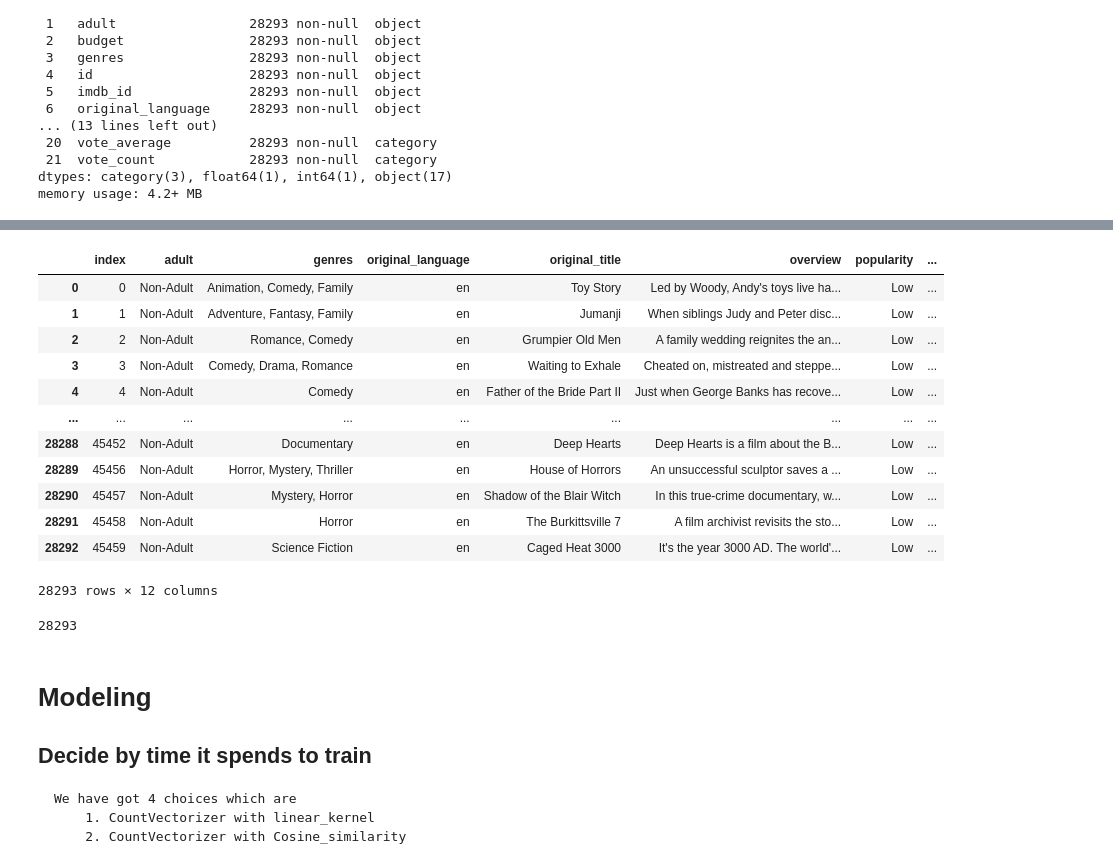
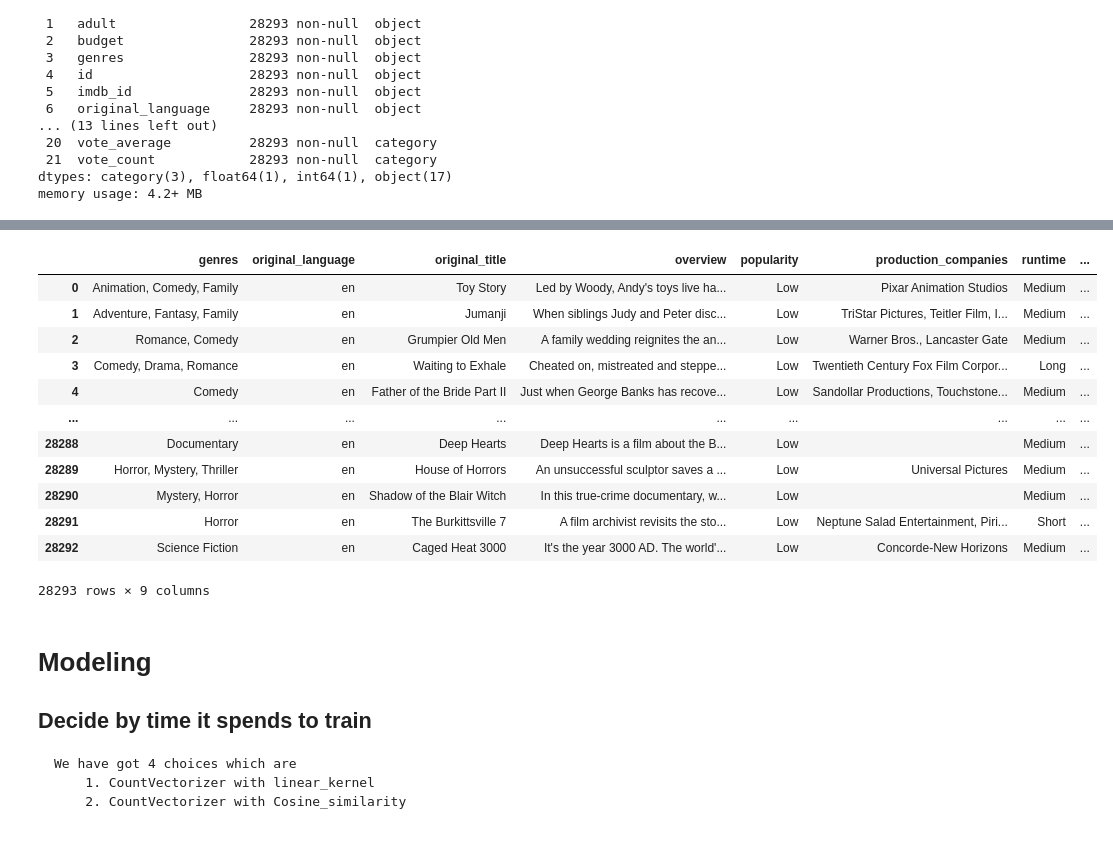
Before and after one commit to salenewOrld/netflix-movies-suggestion, a Jupyter notebook: Final/main.ipynb, the cells around one changed output, grey strips where cells are left out. Drawn from its saved outputs; the diff is of its cells as text; code cells hidden in the pictures.

```diff
--- a/Final/main.ipynb
+++ b/Final/main.ipynb
@@ -633,23 +741,19 @@ memory usage: 4.2+ MB
 # %%
-df.drop(columns=['imdb_id', 'id', 'poster_path', 'production_countries', 'revenue', 'release_date', 'status', 'title', 'video', 'budget'], axis=1)
+df.drop(columns=['index', 'adult', 'imdb_id', 'id', 'poster_path', 'production_countries', 'revenue', 'release_date', 'status', 'title', 'video', 'budget', 'spoken_languages'], axis=1)
 # %% [output]
-|  | index | adult | genres | original_language | original_title | overview | popularity | ... |
-| 0 | 0 | Non-Adult | Animation, Comedy, Family | en | Toy Story | Led by Woody, Andy's toys live ha... | Low | ... |
-| 1 | 1 | Non-Adult | Adventure, Fantasy, Family | en | Jumanji | When siblings Judy and Peter disc... | Low | ... |
-| 2 | 2 | Non-Adult | Romance, Comedy | en | Grumpier Old Men | A family wedding reignites the an... | Low | ... |
-| 3 | 3 | Non-Adult | Comedy, Drama, Romance | en | Waiting to Exhale | Cheated on, mistreated and steppe... | Low | ... |
-| 4 | 4 | Non-Adult | Comedy | en | Father of the Bride Part II | Just when George Banks has recove... | Low | ... |
+|  | genres | original_language | original_title | overview | popularity | production_companies | runtime | ... |
+| 0 | Animation, Comedy, Family | en | Toy Story | Led by Woody, Andy's toys live ha... | Low | Pixar Animation Studios | Medium | ... |
+| 1 | Adventure, Fantasy, Family | en | Jumanji | When siblings Judy and Peter disc... | Low | TriStar Pictures, Teitler Film, I... | Medium | ... |
+| 2 | Romance, Comedy | en | Grumpier Old Men | A family wedding reignites the an... | Low | Warner Bros., Lancaster Gate | Medium | ... |
+| 3 | Comedy, Drama, Romance | en | Waiting to Exhale | Cheated on, mistreated and steppe... | Low | Twentieth Century Fox Film Corpor... | Long | ... |
+| 4 | Comedy | en | Father of the Bride Part II | Just when George Banks has recove... | Low | Sandollar Productions, Touchstone... | Medium | ... |
 | ... | ... | ... | ... | ... | ... | ... | ... | ... |
-| 28288 | 45452 | Non-Adult | Documentary | en | Deep Hearts | Deep Hearts is a film about the B... | Low | ... |
-| 28289 | 45456 | Non-Adult | Horror, Mystery, Thriller | en | House of Horrors | An unsuccessful sculptor saves a ... | Low | ... |
-| 28290 | 45457 | Non-Adult | Mystery, Horror | en | Shadow of the Blair Witch | In this true-crime documentary, w... | Low | ... |
-| 28291 | 45458 | Non-Adult | Horror | en | The Burkittsville 7 | A film archivist revisits the sto... | Low | ... |
-| 28292 | 45459 | Non-Adult | Science Fiction | en | Caged Heat 3000 | It's the year 3000 AD. The world'... | Low | ... |
+| 28288 | Documentary | en | Deep Hearts | Deep Hearts is a film about the B... | Low |  | Medium | ... |
+| 28289 | Horror, Mystery, Thriller | en | House of Horrors | An unsuccessful sculptor saves a ... | Low | Universal Pictures | Medium | ... |
+| 28290 | Mystery, Horror | en | Shadow of the Blair Witch | In this true-crime documentary, w... | Low |  | Medium | ... |
+| 28291 | Horror | en | The Burkittsville 7 | A film archivist revisits the sto... | Low | Neptune Salad Entertainment, Piri... | Short | ... |
+| 28292 | Science Fiction | en | Caged Heat 3000 | It's the year 3000 AD. The world'... | Low | Concorde-New Horizons | Medium | ... |
-28293 rows × 12 columns
+28293 rows × 9 columns
-# %%
-df.shape[0]
-# %% [output]
-28293
 # %%
 def combining_features(row):
     return row['genres'] + " " + row['original_title'] + " " + row['production_companies'] + " " + row['original_language'] + " " + row['runtime'] + " " + row['overview'] + " " + row['popularity'] + " " + row['vote_average'] + ' ' + row['vote_count']
```
Also changed, not shown: parts of 38 cells of this notebook.
